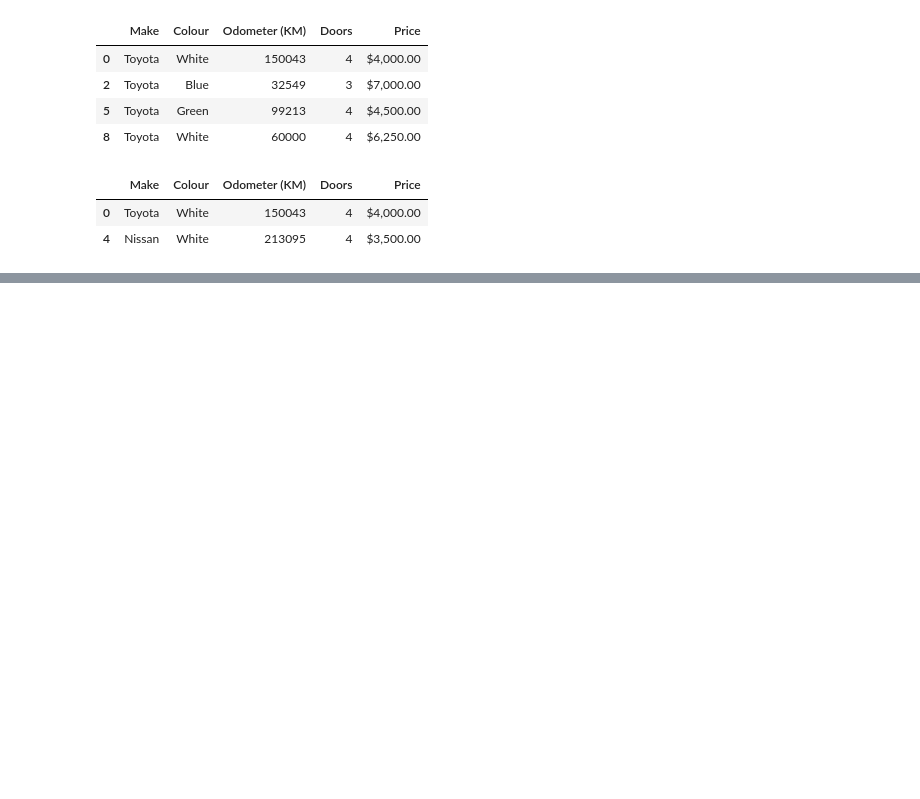
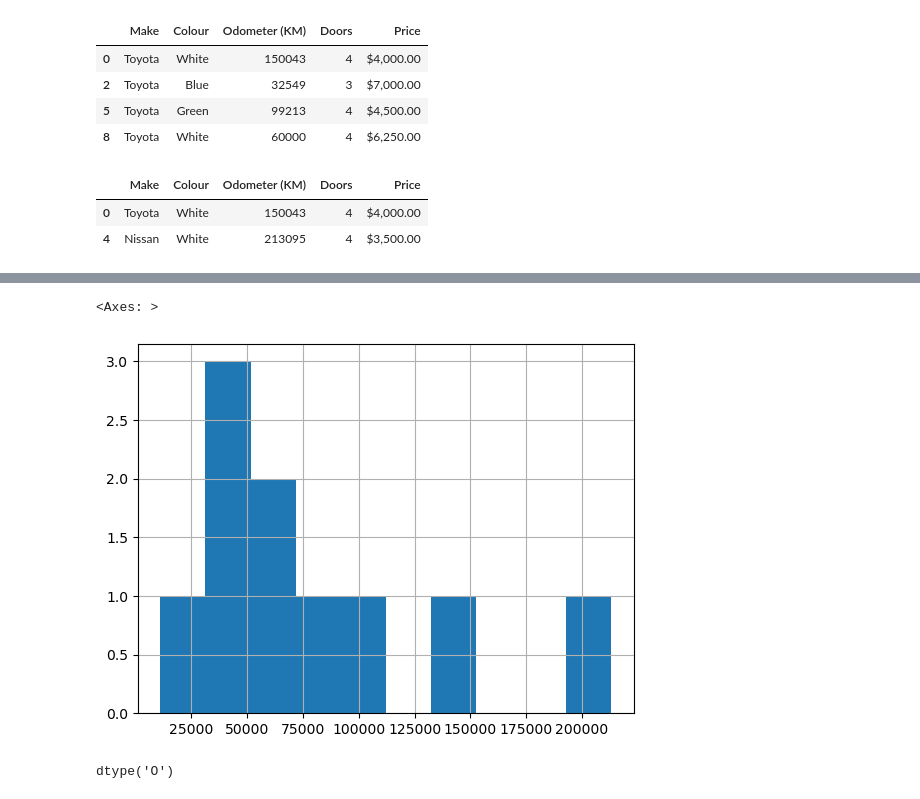
Before and after one commit to Amigostres/A.I.-Machine-Learning-Data_Science, a Jupyter notebook: introduction-to-pandas.ipynb, the cells around one changed output, grey strips where cells are left out. Drawn from its saved outputs; the diff is of its cells as text; code cells hidden in the pictures; blank space fills up the shorter version.

```diff
--- a/introduction-to-pandas.ipynb
+++ b/introduction-to-pandas.ipynb
@@ -385,0 +413,10 @@ car_sales[car_sales["Odometer (KM)"] > 100_000]
+# %%
+# histogram
+car_sales["Odometer (KM)"].hist()
+# %% [output]
+<Axes: >
+[figure, added]
+# %%
+car_sales["Price"].dtypes
+# %% [output]
+dtype('O')
```
Also changed, not shown: parts of 14 cells of this notebook, 1 other file.
